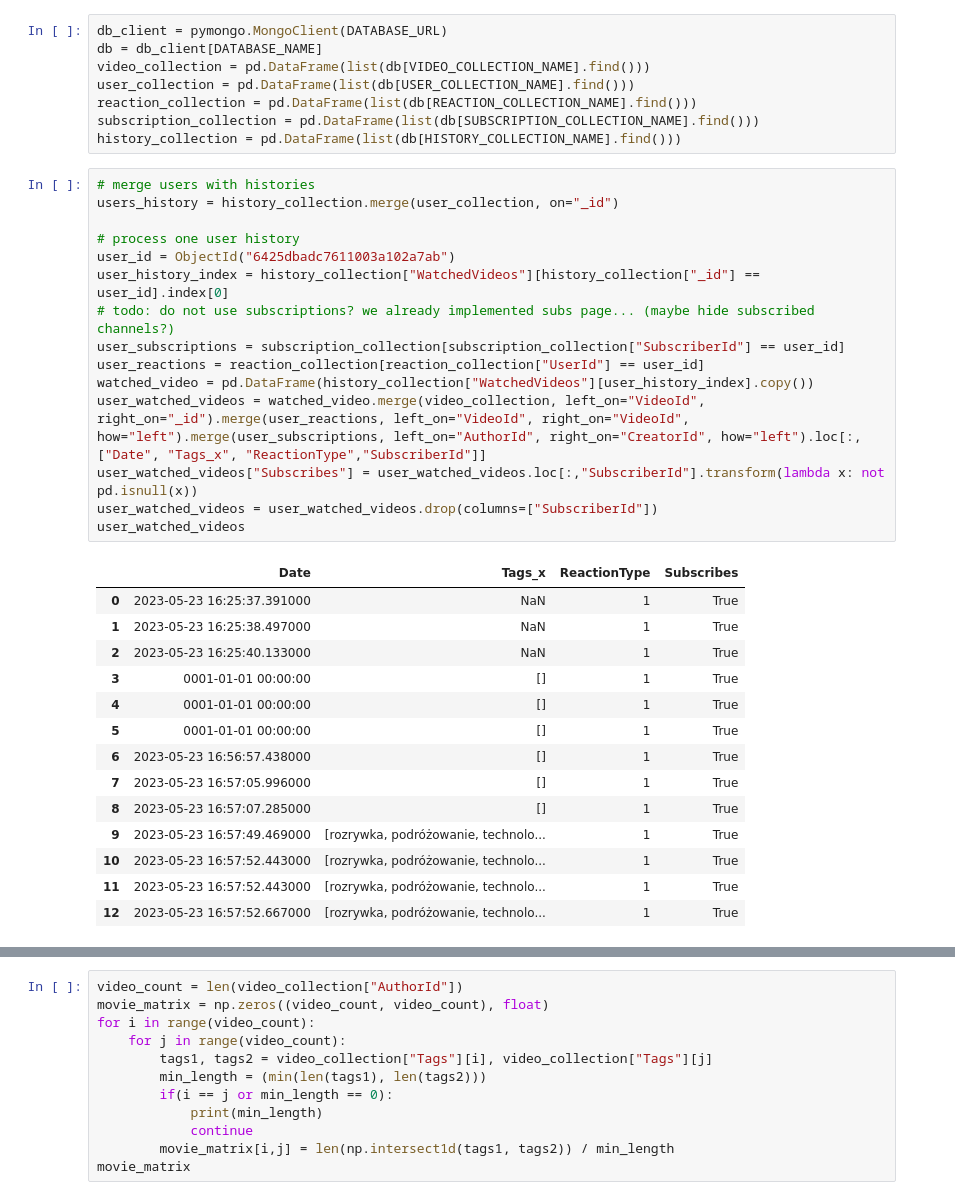
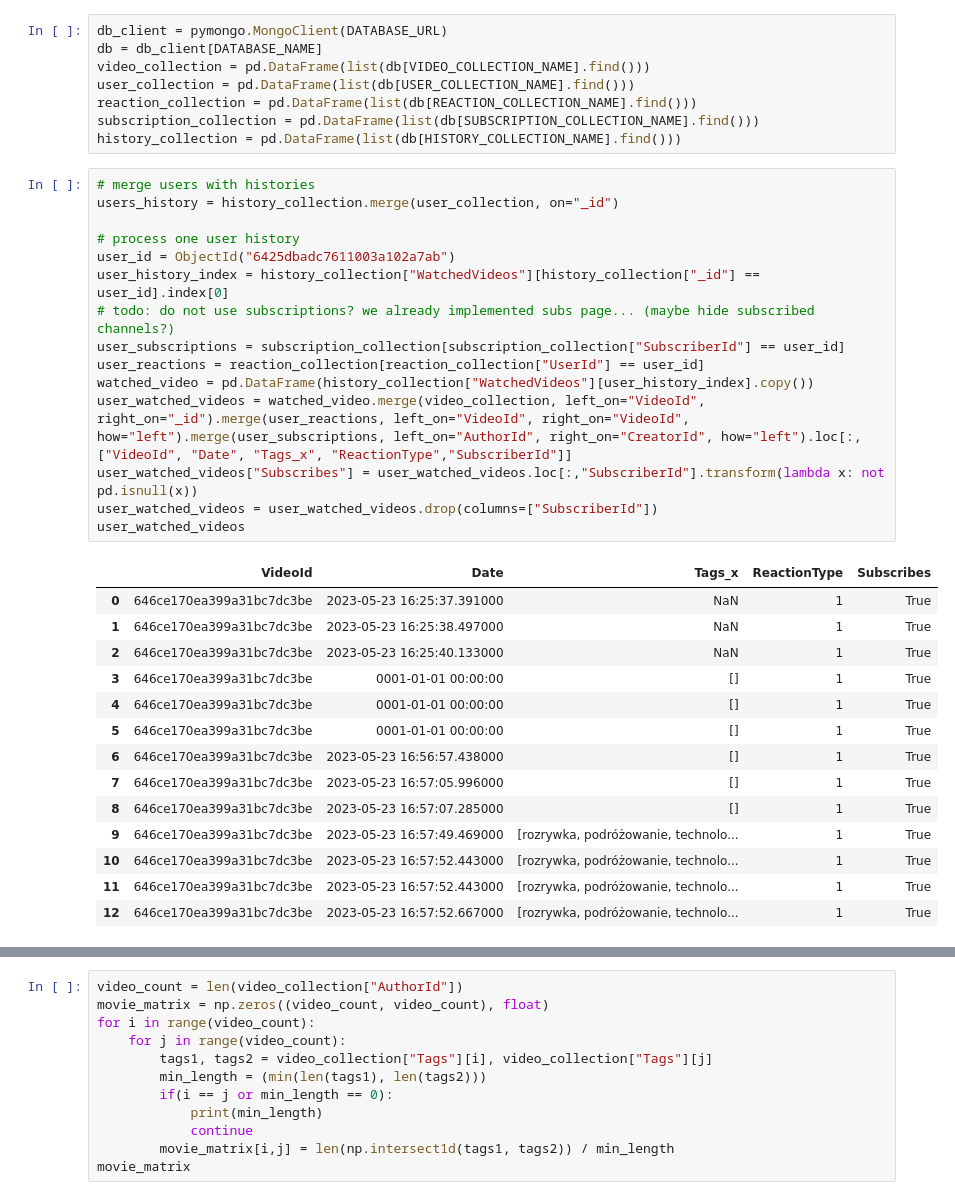
Before and after one commit to IO2-2023-JB/team-10-backend, a Jupyter notebook: recommendation_engine/app/recommendations_tests.ipynb, the cells around one changed output, grey strips where cells are left out. Saved outputs shown, nothing was run; the diff lists cells and outputs as text.

```diff
--- a/recommendation_engine/app/recommendations_tests.ipynb
+++ b/recommendation_engine/app/recommendations_tests.ipynb
@@ -22,30 +22,30 @@ history_collection = pd.DataFrame(list(db[HISTORY_COLLECTION_NAME].find()))
 # %%
 # merge users with histories
 users_history = history_collection.merge(user_collection, on="_id")
 
 # process one user history
 user_id = ObjectId("6425dbadc7611003a102a7ab")
 user_history_index = history_collection["WatchedVideos"][history_collection["_id"] == user_id].index[0]
 # todo: do not use subscriptions? we already implemented subs page... (maybe hide subscribed channels?)
 user_subscriptions = subscription_collection[subscription_collection["SubscriberId"] == user_id]
 user_reactions = reaction_collection[reaction_collection["UserId"] == user_id]
 watched_video = pd.DataFrame(history_collection["WatchedVideos"][user_history_index].copy())
-user_watched_videos = watched_video.merge(video_collection, left_on="VideoId", right_on="_id").merge(user_reactions, left_on="VideoId", right_on="VideoId", how="left").merge(user_subscriptions, left_on="AuthorId", right_on="CreatorId", how="left").loc[:,["Date", "Tags_x", "ReactionType","SubscriberId"]]
+user_watched_videos = watched_video.merge(video_collection, left_on="VideoId", right_on="_id").merge(user_reactions, left_on="VideoId", right_on="VideoId", how="left").merge(user_subscriptions, left_on="AuthorId", right_on="CreatorId", how="left").loc[:,["VideoId", "Date", "Tags_x", "ReactionType","SubscriberId"]]
 user_watched_videos["Subscribes"] = user_watched_videos.loc[:,"SubscriberId"].transform(lambda x: not pd.isnull(x))
 user_watched_videos = user_watched_videos.drop(columns=["SubscriberId"])
 user_watched_videos
 # %% [output]
-|  | Date | Tags_x | ReactionType | Subscribes |
-| 0 | 2023-05-23 16:25:37.391000 | NaN | 1 | True |
-| 1 | 2023-05-23 16:25:38.497000 | NaN | 1 | True |
-| 2 | 2023-05-23 16:25:40.133000 | NaN | 1 | True |
-| 3 | 0001-01-01 00:00:00 | [] | 1 | True |
-| 4 | 0001-01-01 00:00:00 | [] | 1 | True |
-| 5 | 0001-01-01 00:00:00 | [] | 1 | True |
-| 6 | 2023-05-23 16:56:57.438000 | [] | 1 | True |
-| 7 | 2023-05-23 16:57:05.996000 | [] | 1 | True |
-| 8 | 2023-05-23 16:57:07.285000 | [] | 1 | True |
-| 9 | 2023-05-23 16:57:49.469000 | [rozrywka, podróżowanie, technolo... | 1 | True |
-| 10 | 2023-05-23 16:57:52.443000 | [rozrywka, podróżowanie, technolo... | 1 | True |
-| 11 | 2023-05-23 16:57:52.443000 | [rozrywka, podróżowanie, technolo... | 1 | True |
-| 12 | 2023-05-23 16:57:52.667000 | [rozrywka, podróżowanie, technolo... | 1 | True |
+|  | VideoId | Date | Tags_x | ReactionType | Subscribes |
+| 0 | 646ce170ea399a31bc7dc3be | 2023-05-23 16:25:37.391000 | NaN | 1 | True |
+| 1 | 646ce170ea399a31bc7dc3be | 2023-05-23 16:25:38.497000 | NaN | 1 | True |
+| 2 | 646ce170ea399a31bc7dc3be | 2023-05-23 16:25:40.133000 | NaN | 1 | True |
+| 3 | 646ce170ea399a31bc7dc3be | 0001-01-01 00:00:00 | [] | 1 | True |
+| 4 | 646ce170ea399a31bc7dc3be | 0001-01-01 00:00:00 | [] | 1 | True |
+| 5 | 646ce170ea399a31bc7dc3be | 0001-01-01 00:00:00 | [] | 1 | True |
+| 6 | 646ce170ea399a31bc7dc3be | 2023-05-23 16:56:57.438000 | [] | 1 | True |
+| 7 | 646ce170ea399a31bc7dc3be | 2023-05-23 16:57:05.996000 | [] | 1 | True |
+| 8 | 646ce170ea399a31bc7dc3be | 2023-05-23 16:57:07.285000 | [] | 1 | True |
+| 9 | 646ce170ea399a31bc7dc3be | 2023-05-23 16:57:49.469000 | [rozrywka, podróżowanie, technolo... | 1 | True |
+| 10 | 646ce170ea399a31bc7dc3be | 2023-05-23 16:57:52.443000 | [rozrywka, podróżowanie, technolo... | 1 | True |
+| 11 | 646ce170ea399a31bc7dc3be | 2023-05-23 16:57:52.443000 | [rozrywka, podróżowanie, technolo... | 1 | True |
+| 12 | 646ce170ea399a31bc7dc3be | 2023-05-23 16:57:52.667000 | [rozrywka, podróżowanie, technolo... | 1 | True |
```
Also changed, not shown: parts of 5 cells of this notebook, 2 other files.
